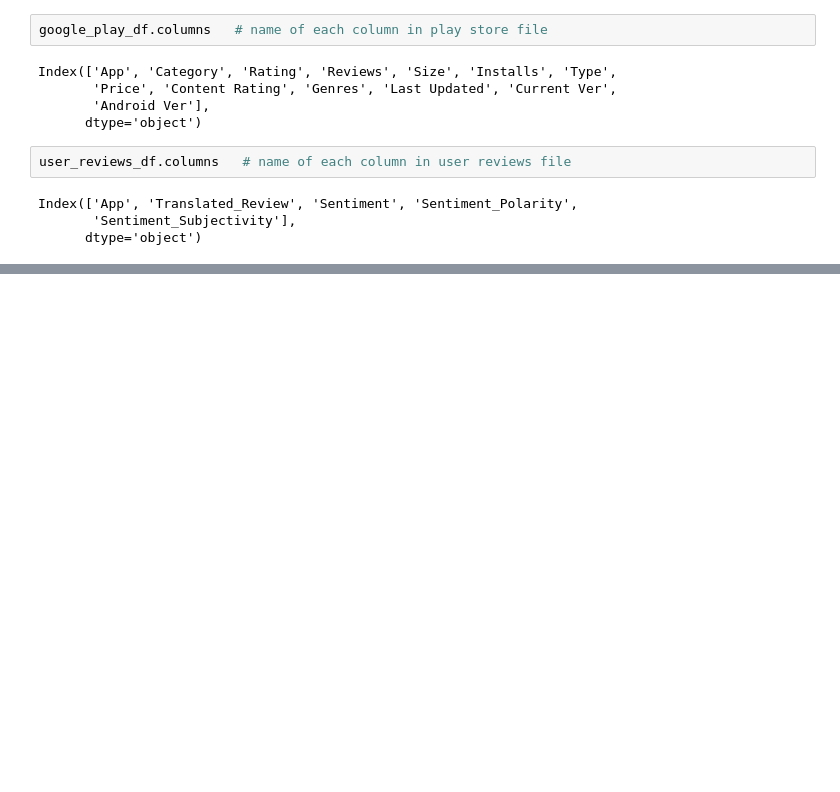
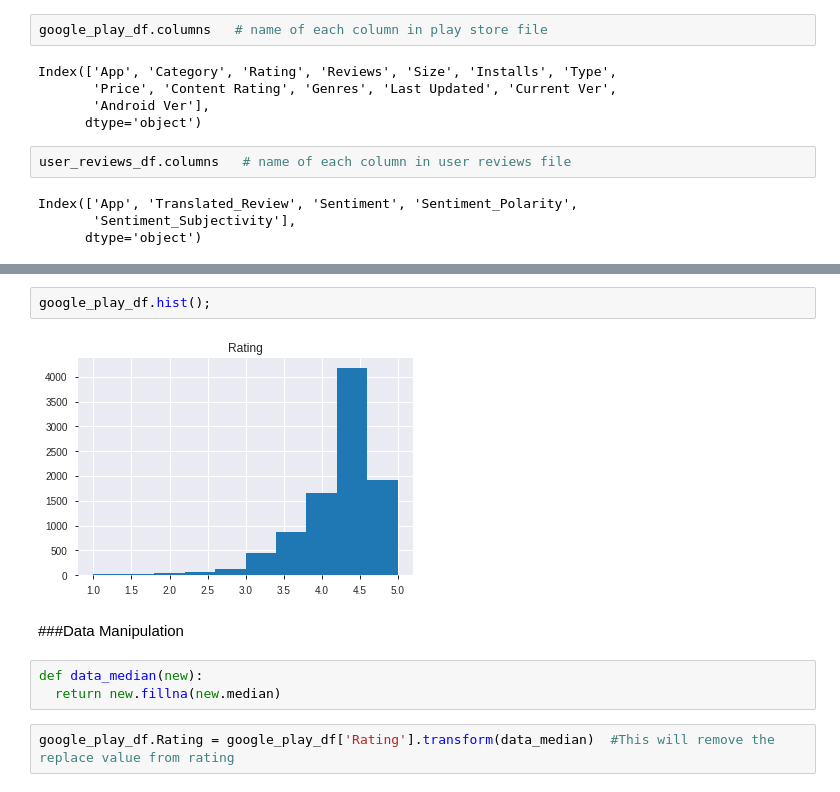
Before and after one commit to chetanre7/Google-Play-Store-app-review, a Jupyter notebook: Play_Store_App_Review_Analysis_Capstone_Project.ipynb, the cells around one changed output, grey strips where cells are left out. Saved outputs shown, nothing was run; the diff lists cells and outputs as text; blank space fills up the shorter version.

```diff
--- a/Play_Store_App_Review_Analysis_Capstone_Project.ipynb
+++ b/Play_Store_App_Review_Analysis_Capstone_Project.ipynb
@@ -71,0 +143,11 @@ memory usage: 1.1+ MB
+# %%
+google_play_df.hist();
+# %% [output]
+[figure, added]
+# %% [markdown]
+###Data Manipulation
+# %%
+def data_median(new):
+  return new.fillna(new.median)
+# %%
+google_play_df.Rating = google_play_df['Rating'].transform(data_median)  #This will remove the replace value from rating
```
Also changed, not shown: parts of 31 cells of this notebook.
